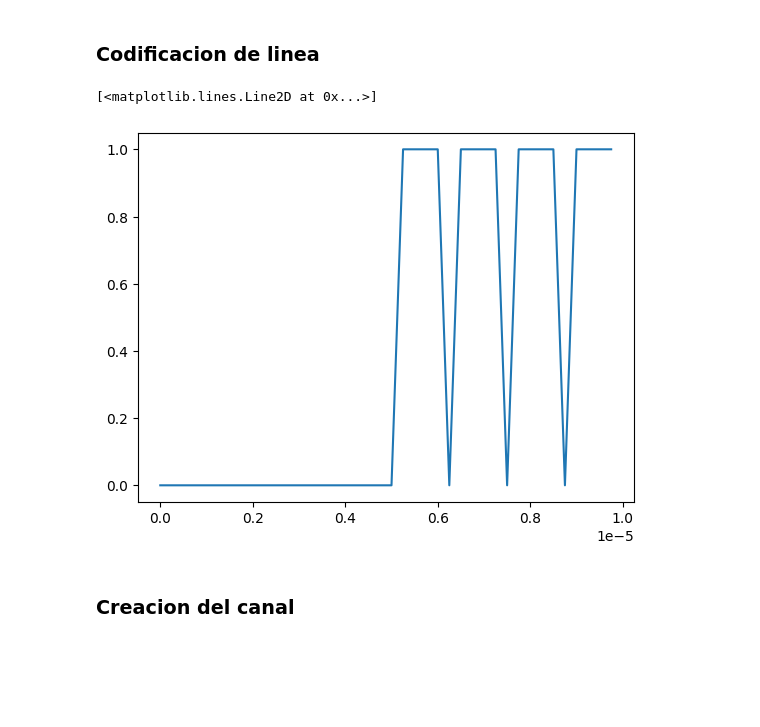
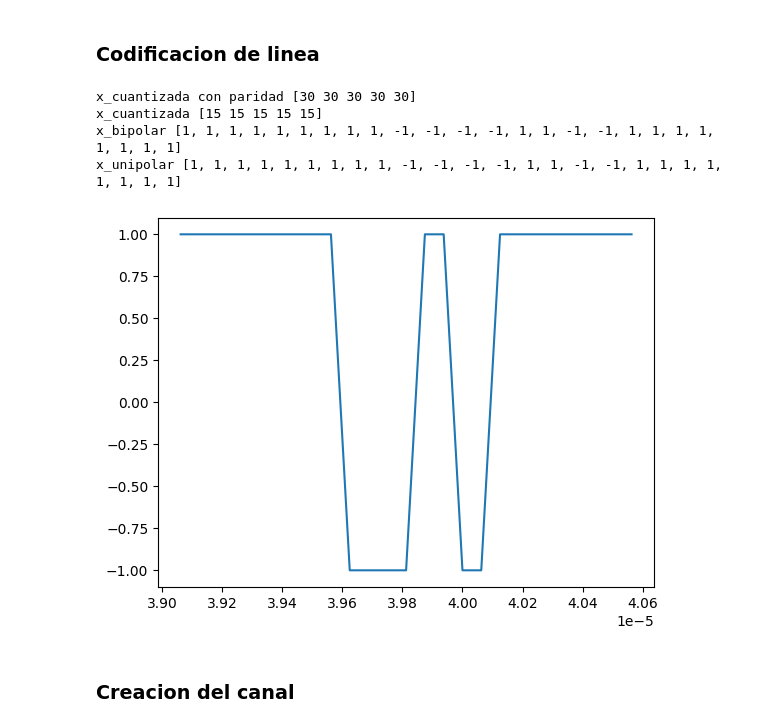
Before and after one commit to jbcgames/Laboratorio_1_Procesamiento, a Jupyter notebook: Proyecto_Cuantizacion.ipynb, the cells around one changed output. Drawn from its saved outputs; the diff is of its cells as text; code cells hidden in the pictures; blank space fills up the shorter version.

```diff
--- a/Proyecto_Cuantizacion.ipynb
+++ b/Proyecto_Cuantizacion.ipynb
@@ -67,14 +66,14 @@ len(ta)
 def modulacion_mult(f1, f2, A1=1, A2=1, duty_cycle=0.5):
     # Duracion de 4 ciclos de la senal de menor frecuencia
     duracion = 4 / f
-    fs = 1000 * f  # frecuencia de muestreo
+    fs = 100 * f  # frecuencia de muestreo
     t = numpy.arange(0, duracion, 1/fs)
     x1 = xa
     x2 = A2 * scipy.signal.square(2 * numpy.pi * f2 * t, duty=duty_cycle)+A2
     x = x1 * x2
     return t, x
 # Prueba de modulacion
-t, x = modulacion_mult(4000,64000,15,0.5,0.05)
+t, x = modulacion_mult(4000,32000,15,0.5,0.05)
 plt.figure()
 plt.plot(t, x)
 plt.plot(ta,xa)
@@ -123,17 +122,4 @@ plt.legend()
 plt.grid()
 plt.show()
 print(x_cuantizada)
-
-#Agregar bit menos significativo de paridad
-def agregar_paridad(x_cuantizada, num_bits):
-    x_paridad = numpy.zeros(len(x_cuantizada), dtype=int)
-    for i in range(len(x_cuantizada)):
-        byte = x_cuantizada[i]
-        paridad = bin(byte).count('1') % 2  # paridad par
-        byte = (byte << 1) | paridad  # agregar bit de paridad al final
-        x_paridad[i] = byte
-    return x_paridad
-x_paridad = agregar_paridad(x_cuantizada, num_bits)
-
-print(fs)
 # %% [output]
@@ -144,7 +145,32 @@ print(fs)
 ### Codificacion de linea
 # %%
 # se realiza codificacion de la codificacion en formatos unipolares, bipolar, manchester y manchester diferencial
-
+def agregar_paridad_1_bit(x_cuantizada, num_bits):
+    x_paridad = numpy.zeros(len(x_cuantizada), dtype=int)
+    for i in range(len(x_cuantizada)):
+        byte = x_cuantizada[i]
+        paridad = bin(byte).count('1') % 2  # paridad par
+        byte = (byte << 1) | paridad  # agregar bit de paridad al final
+        x_paridad[i] = byte
+    return x_paridad
+def codificacion_bipolar_retorno_cero(x_cuantizada, num_bits):
+    # Convertir a binario
+    x_binario = [numpy.binary_repr(val, width=num_bits) for val in x_cuantizada]
+    # Codificacion bipolar con retorno a cero
+    x_bipolar_retorno_cero = []
+    for byte in x_binario:
+        for bit in byte:
+            if bit == '1':
+                x_bipolar_retorno_cero.append(1)
+                x_bipolar_retorno_cero.append(1)
+                x_bipolar_retorno_cero.append(0)
+                x_bipolar_retorno_cero.append(0)
+            else:
+                x_bipolar_retorno_cero.append(-1)
+                x_bipolar_retorno_cero.append(-1)
+                x_bipolar_retorno_cero.append(0)
+                x_bipolar_retorno_cero.append(0)
+    return x_bipolar_retorno_cero
 def codificacion_unipolar(x_cuantizada, num_bits):
     # Convertir a binario
     x_binario = [numpy.binary_repr(val, width=num_bits) for val in x_cuantizada]
@@ -166,7 +192,9 @@ def codificacion_bipolar(x_cuantizada, num_bits):
         for bit in byte:
             if bit == '1':
                 x_bipolar.append(1)
+                x_bipolar.append(1)
             else:
+                x_bipolar.append(-1)
                 x_bipolar.append(-1)
     return x_bipolar
 def codificacion_manchester(x_cuantizada, num_bits):
@@ -176,39 +204,54 @@ def codificacion_manchester(x_cuantizada, num_bits):
     x_manchester = []
     for byte in x_binario:
         for bit in byte:
             if bit == '1':
                 x_manchester.append(1)
+                x_manchester.append(1)
+                x_manchester.append(-1)
                 x_manchester.append(-1)
             else:
                 x_manchester.append(-1)
+                x_manchester.append(-1)
+                x_manchester.append(1)
                 x_manchester.append(1)
     return x_manchester
 def codificacion_manchester_diferencial(x_cuantizada, num_bits):
     # Convertir a binario
     x_binario = [numpy.binary_repr(val, width=num_bits) for val in x_cuantizada]
     # Codificacion manchester diferencial
     x_manchester_diff = []
     ultimo_bit = -1  # suponer que el ultimo bit fue -1
     for byte in x_binario:
         for bit in byte:
             if bit == '1':
                 ultimo_bit = -ultimo_bit
                 x_manchester_diff.append(ultimo_bit)
                 x_manchester_diff.append(-ultimo_bit)
             else:
                 x_manchester_diff.append(ultimo_bit)
                 x_manchester_diff.append(-ultimo_bit)
     return x_manchester_diff
 # Prueba de codificacion
-x_unipolar = codificacion_unipolar(x_cuantizada, num_bits)
-x_unipolar_Graficar = x_unipolar[:int(len(t)/100)]
-tiempo_unipolar = t[:int(len(t)/100)]
+x_paridad = agregar_paridad_1_bit(x_cuantizada, num_bits)
+print("x_cuantizada con paridad",x_paridad[125:130])
+x_unipolar = codificacion_bipolar(x_cuantizada, num_bits)
+x_bipolar = codificacion_bipolar(x_cuantizada, num_bits)
+tiempo_unipolar = numpy.arange(0, len(x_unipolar)) * (1/(1000*f*4))  # ajustar el tiempo a la nueva tasa de bits
+x_unipolar_Graficar = x_unipolar[2500:2560]
+
 #Grafica de codificacion unipolar
+print("x_cuantizada",x_cuantizada[125:130])
+print("x_bipolar",x_unipolar[625:650])
+print("x_unipolar",x_bipolar[625:650])
 plt.figure()
-plt.plot(tiempo_unipolar,x_unipolar_Graficar)
+plt.plot(tiempo_unipolar[625:650],x_unipolar[625:650])
+plt.show()
 # %% [output]
-[<matplotlib.lines.Line2D at 0x...>]
+x_cuantizada con paridad [30 30 30 30 30]
+x_cuantizada [15 15 15 15 15]
+x_bipolar [1, 1, 1, 1, 1, 1, 1, 1, 1, -1, -1, -1, -1, 1, 1, -1, -1, 1, 1, 1, 1, 1, 1, 1, 1]
+x_unipolar [1, 1, 1, 1, 1, 1, 1, 1, 1, -1, -1, -1, -1, 1, 1, -1, -1, 1, 1, 1, 1, 1, 1, 1, 1]
-[figure, old version]
+[figure, new version]
 # %% [markdown]
 ### Creacion del canal
 # %%
```
Also changed, not shown: parts of 8 cells of this notebook.
